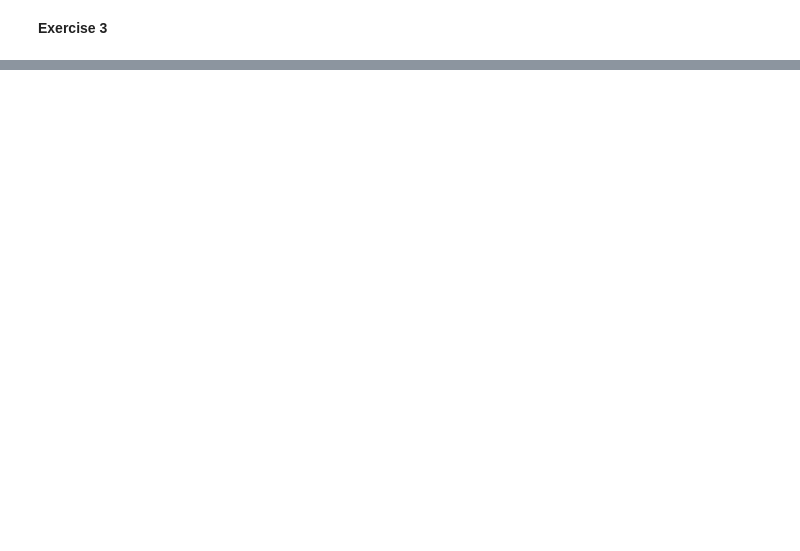
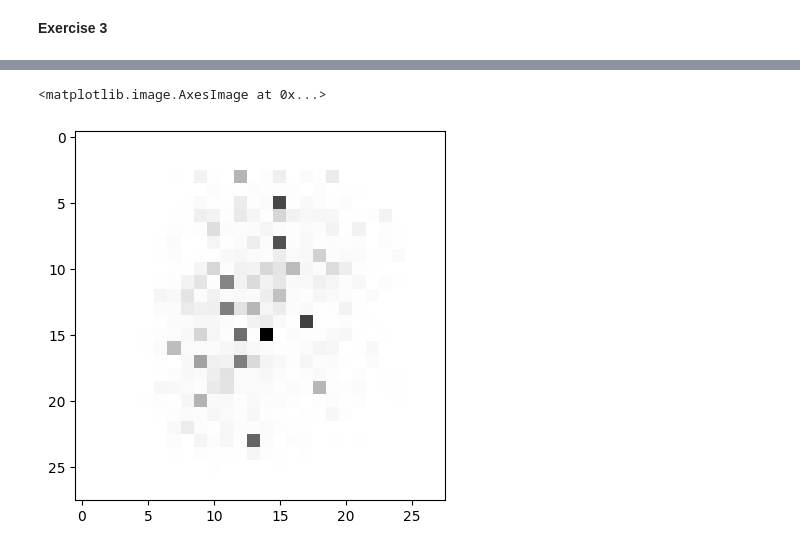
Before and after one commit to sarsembek/data_storage, a Jupyter notebook: lab6/notebook.ipynb, the cells around one changed output, grey strips where cells are left out. Saved outputs shown, nothing was run; the diff lists cells and outputs as text; code cells hidden in the pictures; blank space fills up the shorter version.

```diff
--- a/lab6/notebook.ipynb
+++ b/lab6/notebook.ipynb
@@ -494,0 +513,4 @@ TypeError: Argument `a` is not recognized as numeric. Support for input that can
+# %%
+clf = PseudoRandomForestClassifier(10, 28)
+clf.fit(X_train, y_train)
+accuracy_score(y_test, clf.predict(X_test))
@@ -494,0 +519,5 @@ TypeError: Argument `a` is not recognized as numeric. Support for input that can
+# %%
+for n_estimators in range(10, 101, 10): # 101 so that "100" is include d
+   clf = MyRandomForestClassifier(n_estimators, 28)
+   clf.fit(X_train, y_train)
+   print(n_estimators, accuracy_score(y_test, clf.predict(X_test)))
@@ -494,0 +535,6 @@ TypeError: Argument `a` is not recognized as numeric. Support for input that can
+# %%
+from sklearn.ensemble import RandomForestClassifier
+for n_estimators in range(10, 101, 10):
+   clf = RandomForestClassifier(n_estimators, max_features='sqrt')
+   clf.fit(X_train, y_train)
+   print(n_estimators, accuracy_score(y_test, clf.predict(X_test)))
@@ -494,0 +565,4 @@ TypeError: Argument `a` is not recognized as numeric. Support for input that can
+# %%
+clf = RandomForestClassifier(10)
+clf.fit(X_train, y_train)
+np.allclose(rf_feature_importance(clf), clf.feature_importances_)
@@ -494,0 +576,7 @@ TypeError: Argument `a` is not recognized as numeric. Support for input that can
+# %%
+clf = DecisionTreeClassifier()
+clf.fit(X_train, y_train)
+plt.imshow(clf.feature_importances_.reshape(28,28), cmap='binary')
+# %% [output]
+<matplotlib.image.AxesImage at 0x...>
+[figure, added]
```
Also changed, not shown: parts of 24 cells of this notebook, 1 other file.
